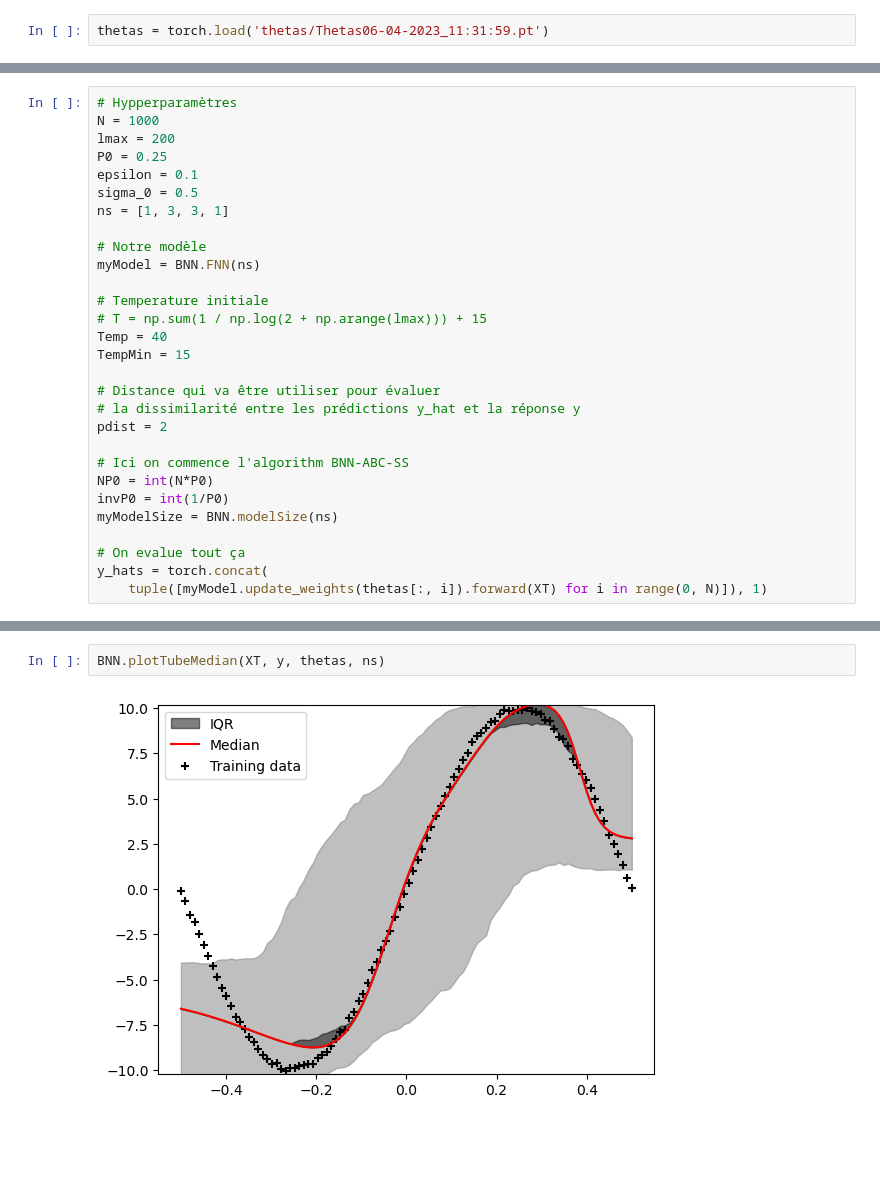
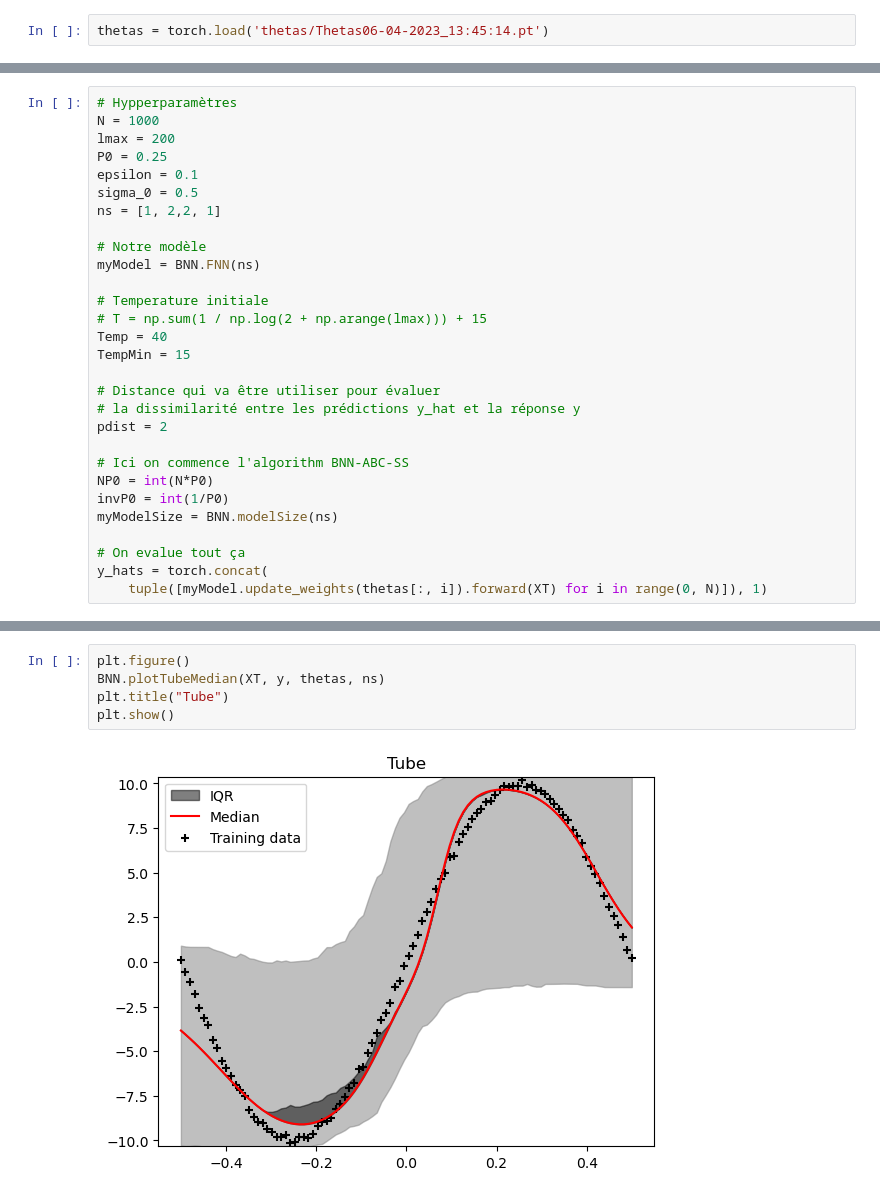
Before and after one commit to Davidson-Lova/PFE_BNN_ABS_SS, a Jupyter notebook: weightAnalysis.ipynb, the cells around one changed output, grey strips where cells are left out. Saved outputs shown, nothing was run; the diff lists cells and outputs as text; blank space fills up the shorter version.

```diff
--- a/weightAnalysis.ipynb
+++ b/weightAnalysis.ipynb
@@ -7,3 +9,3 @@ import numpy as np
 # %%
-thetas = torch.load('thetas/Thetas06-04-2023_11:31:59.pt')
+thetas = torch.load('thetas/Thetas06-04-2023_13:45:14.pt')
 # %%
@@ -62,7 +62,7 @@ lmax = 200
 P0 = 0.25
 epsilon = 0.1
 sigma_0 = 0.5
-ns = [1, 3, 3, 1]
+ns = [1, 2,2, 1]
 
 # Notre modèle
 myModel = BNN.FNN(ns)
@@ -87,4 +96,7 @@ y_hats = torch.concat(
 # %%
+plt.figure()
 BNN.plotTubeMedian(XT, y, thetas, ns)
+plt.title("Tube")
+plt.show()
 # %% [output]
-[figure, old version]
+[figure, new version]
```
Also changed, not shown: parts of 8 cells of this notebook, 3 other files.
